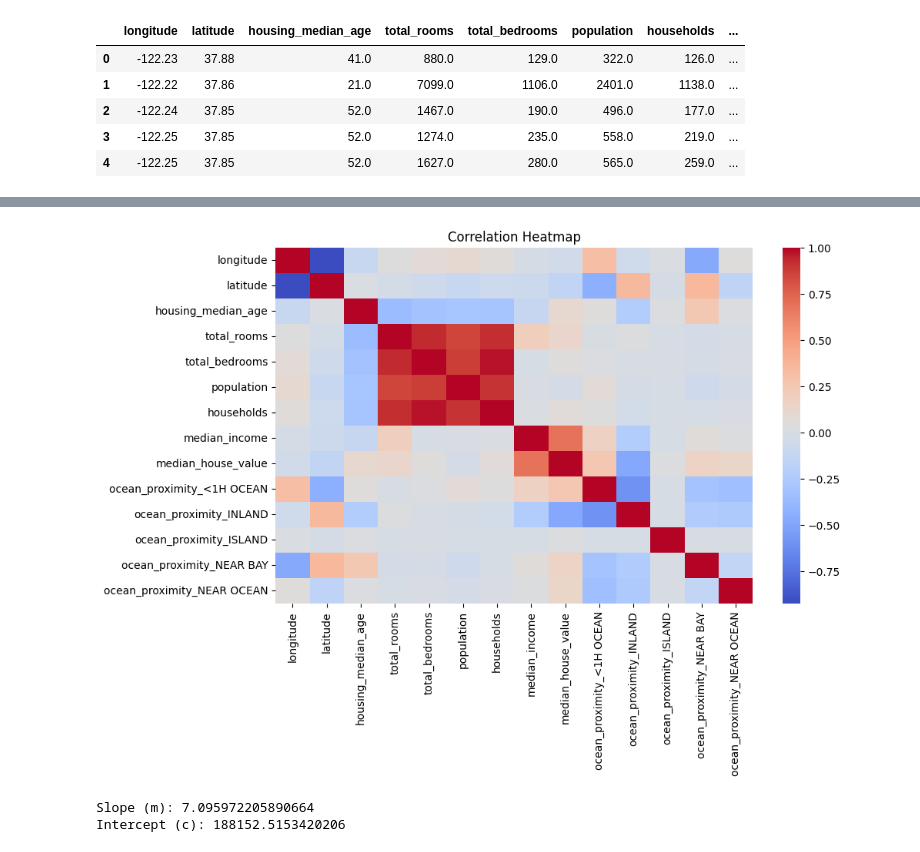
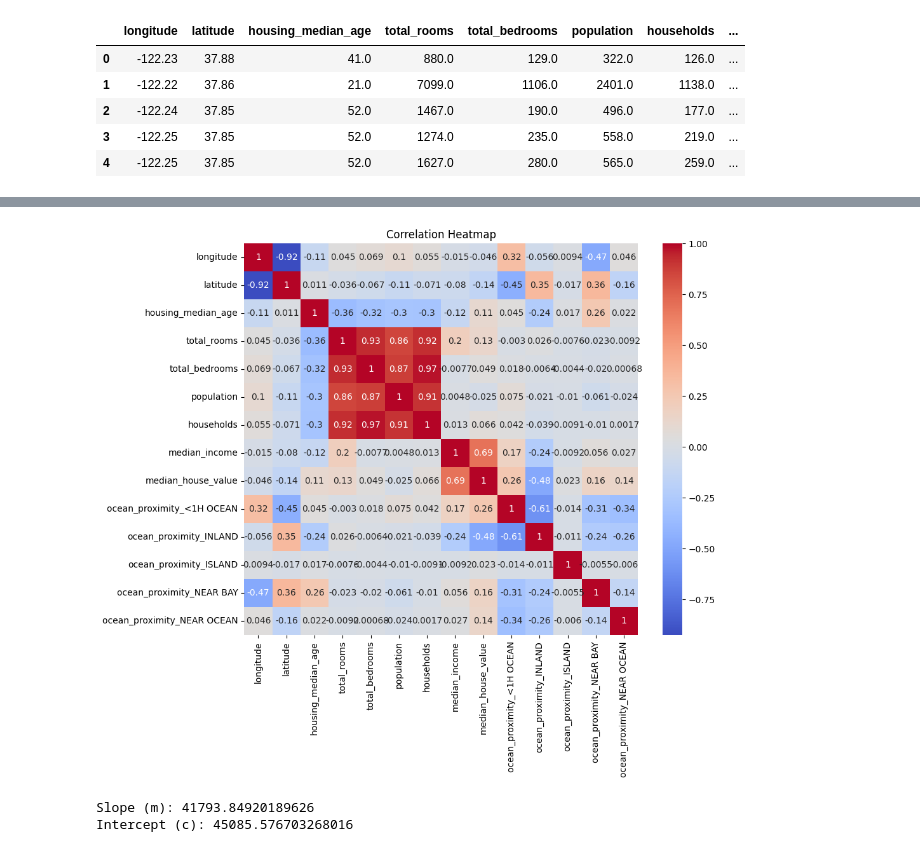
Before and after one commit to Adhittiyaca/House--Price-Prediction, a Jupyter notebook: Adhittiyaca_model.ipynb, the cells around one changed output, grey strips where cells are left out. Drawn from its saved outputs; the diff is of its cells as text; code cells hidden in the pictures.

```diff
--- a/Adhittiyaca_model.ipynb
+++ b/Adhittiyaca_model.ipynb
@@ -57,0 +33,4 @@ dtype: int64
+# %%
+for col in df.columns:
+    missing = df[col].isnull().sum()
+    print(col, ":", missing)
@@ -57,0 +52,4 @@ dtype: int64
+# %%
+for col in df.columns:
+    mean_val = np.sum(df[col]) / len(df[col])
+    df[col] = df[col].fillna(mean_val)
@@ -58,30 +128,42 @@ dtype: int64
+# %%
+def manual_correlation(x, y):
+    x_mean = np.sum(x) / len(x)
+    y_mean = np.sum(y) / len(y)
+
+    num = np.sum((x - x_mean) * (y - y_mean))
+    den = np.sqrt(np.sum((x - x_mean)**2) * np.sum((y - y_mean)**2))
+    return num / den
+# %%
+cols = df.columns
+corr_matrix = np.zeros((len(cols), len(cols)))
+
+for i in range(len(cols)):
+    for j in range(len(cols)):
+        corr_matrix[i, j] = manual_correlation(df[cols[i]].values,
+                                                df[cols[j]].values)
 # %%
-plt.figure(figsize=(10,6))
-sns.heatmap(df.corr(), cmap="coolwarm")
+plt.figure(figsize=(10,8))
+sns.heatmap(corr_matrix, xticklabels=cols, yticklabels=cols,
+            annot=True, cmap='coolwarm')
 plt.title("Correlation Heatmap")
 plt.show()
 # %% [output]
-[figure, old version]
+[figure, new version]
 # %%
-# Feature and target
-x = df['total_rooms'].values
-y = df['median_house_value'].values
+X = df['median_income'].values
+Y = df['median_house_value'].values
+x_mean = np.sum(X) / len(X)
+y_mean = np.sum(Y) / len(Y)
 
-# Mean
-x_mean = np.mean(x)
-y_mean = np.mean(y)
+numerator = np.sum((X - x_mean) * (Y - y_mean))
+denominator = np.sum((X - x_mean)**2)
 
-# Slope (m)
-numerator = np.sum((x - x_mean) * (y - y_mean))
-denominator = np.sum((x - x_mean)**2)
 m = numerator / denominator
-
-# Intercept (c)
 c = y_mean - m * x_mean
 
 print("Slope (m):", m)
 print("Intercept (c):", c)
 # %% [output]
-Slope (m): 7.095972205890664
-Intercept (c): 188152.5153420206
+Slope (m): 41793.84920189626
+Intercept (c): 45085.576703268016
 # %%
```
Also changed, not shown: parts of 15 cells of this notebook.
